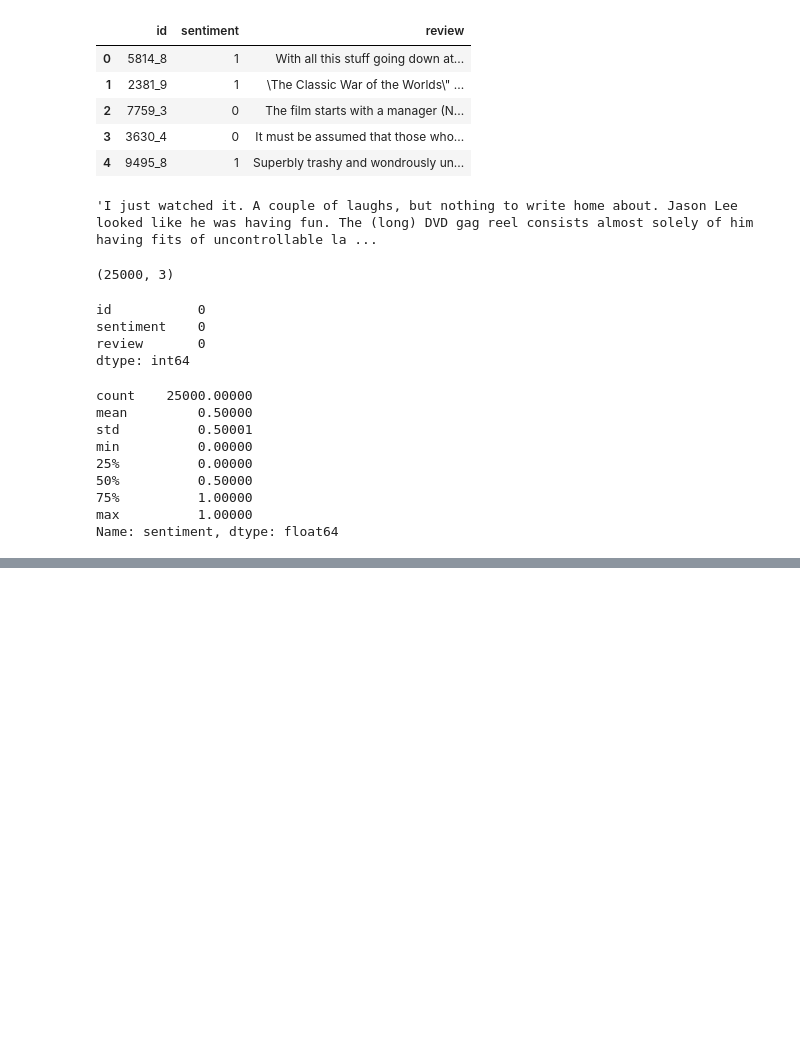
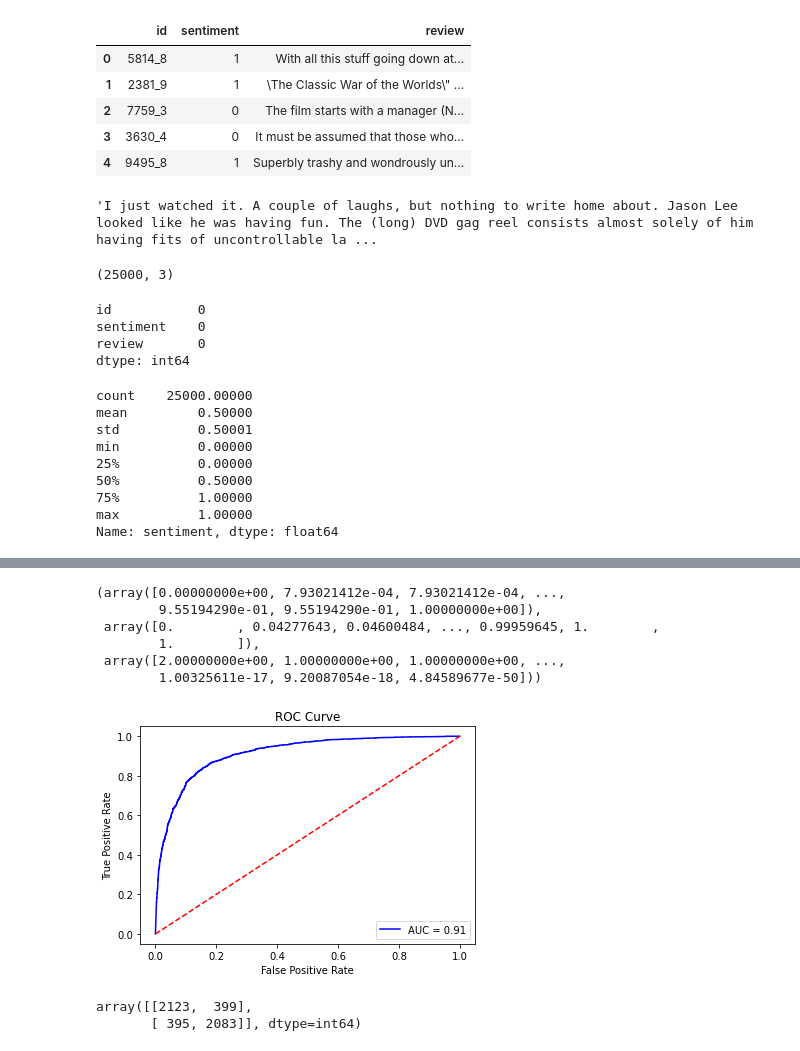
Before and after one commit to AIAcademyBatchH/Machine-Learning, a Jupyter notebook: Logistic_Regression/logreg_class_handson_2.ipynb, the cells around one changed output, grey strips where cells are left out. Saved outputs shown, nothing was run; the diff lists cells and outputs as text; code cells hidden in the pictures; blank space fills up the shorter version.

```diff
--- a/Logistic_Regression/logreg_class_handson_2.ipynb
+++ b/Logistic_Regression/logreg_class_handson_2.ipynb
@@ -482,0 +600,2 @@ Name: sentiment, dtype: float64
+# %%
+mod = clf.fit(Xtrain,ytrain)
@@ -482,0 +624,4 @@ Name: sentiment, dtype: float64
+# %%
+np.random.seed(300)
+mod = GridSearchCV(clf, param_grid={"penalty":['l2'],'C':np.random.uniform(0,120,2)})
+mod.fit(Xtrain,ytrain)
@@ -482,0 +667,28 @@ Name: sentiment, dtype: float64
+# %%
+roc_curve(ytest,mod.predict_proba(Xtest)[:,1])
+# %% [output]
+(array([0.00000000e+00, 7.93021412e-04, 7.93021412e-04, ...,
+        9.55194290e-01, 9.55194290e-01, 1.00000000e+00]),
+ array([0.        , 0.04277643, 0.04600484, ..., 0.99959645, 1.        ,
+        1.        ]),
+ array([2.00000000e+00, 1.00000000e+00, 1.00000000e+00, ...,
+        1.00325611e-17, 9.20087054e-18, 4.84589677e-50]))
+# %%
+fpr, tpr, threshold = roc_curve(ytest,mod.predict_proba(Xtest)[:,1])
+# %%
+roc_score = roc_auc_score(ytest,mod.predict_proba(Xtest)[:,1])
+# %%
+plt.title('ROC Curve')
+plt.plot(fpr,tpr,'b',label='AUC = %0.2f' % roc_score)
+plt.legend(loc='lower right')
+plt.plot([0,1],[0,1],'r--')
+plt.ylabel('True Positive Rate')
+plt.xlabel('False Positive Rate')
+plt.show()
+# %% [output]
+[figure, added]
+# %%
+confusion_matrix(ytest,mod.predict(Xtest))
+# %% [output]
+array([[2123,  399],
+       [ 395, 2083]], dtype=int64)
```
Also changed, not shown: parts of 50 cells of this notebook.
